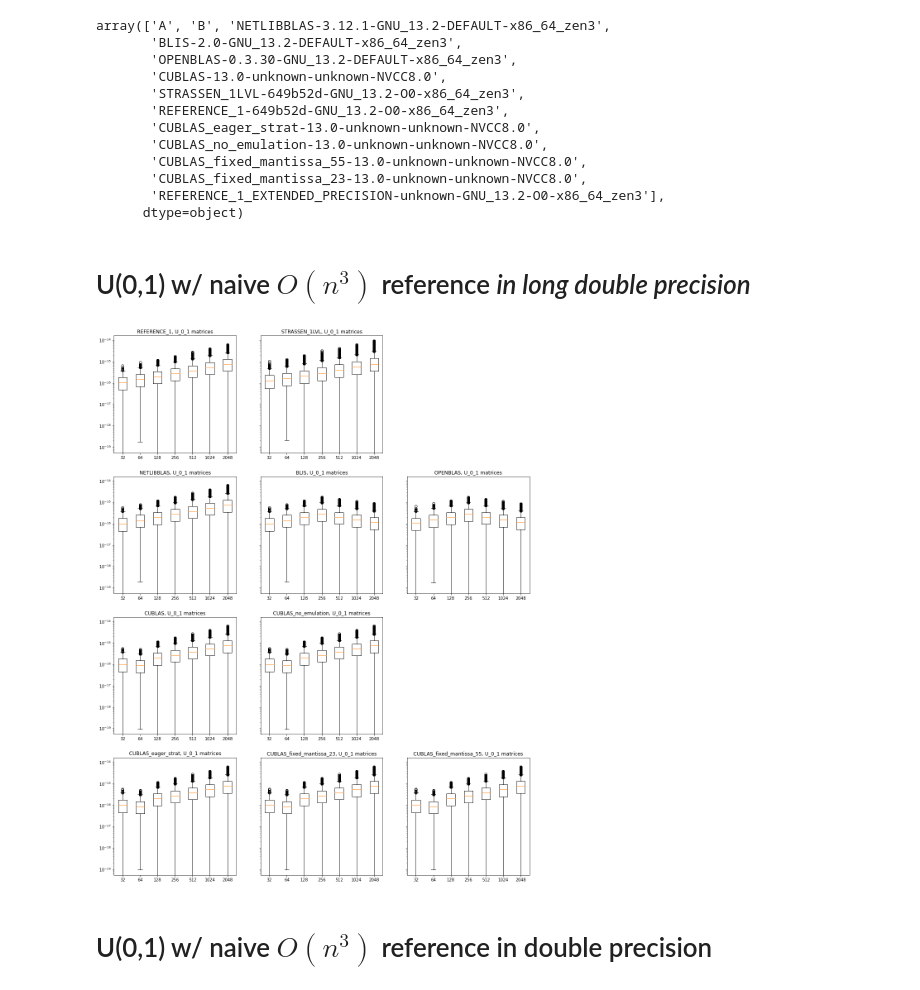
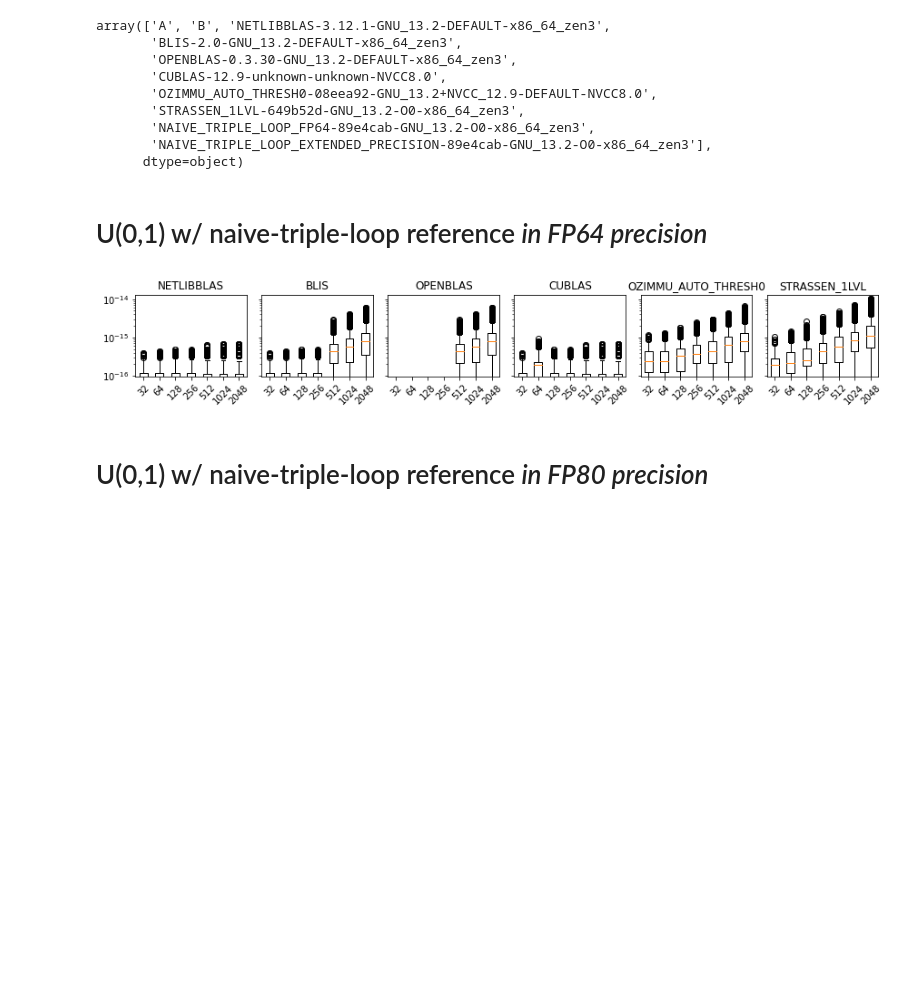
Before and after one commit to xiaoyeli/grading-the-BLAS, a Jupyter notebook: hdf5_visualize.ipynb, the cells around one changed output. Cells and saved outputs as stored; diff of their text form; code cells hidden in the pictures; blank space fills up the shorter version.

Commit message:
revert to cudatoolkit/12.9; OZIMMU working; renamed extended precision ground truth; 128 bit string fields in hdf5

```diff
--- a/hdf5_visualize.ipynb
+++ b/hdf5_visualize.ipynb
@@ -29,10 +29,11 @@ def plot_all_componentwise_unsigned_relative_error_vs_dim(input_type, impl, gt_i
 
     # plot
     ax.boxplot(unsigned_relative_errors, labels=dims)
-    ax.set_title(f"{impl.split('-')[0]}, {input_type} matrices")
+    ax.set_title(f"{impl.split('-')[0]}")
     ax.set_yscale("log")
+    ax.tick_params("x", rotation=45)
 # %%
-h5_file = h5py.File("grading_dgemm.h5", "r")
+h5_file = h5py.File("grading_dgemm.h5", "a")
 
 matrices_dict = h5_file["matrices"]
 
@@ -44,43 +45,35 @@ metadata_df["matrix_name"].unique()
 array(['A', 'B', 'NETLIBBLAS-3.12.1-GNU_13.2-DEFAULT-x86_64_zen3',
        'BLIS-2.0-GNU_13.2-DEFAULT-x86_64_zen3',
        'OPENBLAS-0.3.30-GNU_13.2-DEFAULT-x86_64_zen3',
-       'CUBLAS-13.0-unknown-unknown-NVCC8.0',
+       'CUBLAS-12.9-unknown-unknown-NVCC8.0',
+       'OZIMMU_AUTO_THRESH0-08eea92-GNU_13.2+NVCC_12.9-DEFAULT-NVCC8.0',
        'STRASSEN_1LVL-649b52d-GNU_13.2-O0-x86_64_zen3',
-       'REFERENCE_1-649b52d-GNU_13.2-O0-x86_64_zen3',
-       'CUBLAS_eager_strat-13.0-unknown-unknown-NVCC8.0',
-       'CUBLAS_no_emulation-13.0-unknown-unknown-NVCC8.0',
-       'CUBLAS_fixed_mantissa_55-13.0-unknown-unknown-NVCC8.0',
-       'CUBLAS_fixed_mantissa_23-13.0-unknown-unknown-NVCC8.0',
-       'REFERENCE_1_EXTENDED_PRECISION-unknown-GNU_13.2-O0-x86_64_zen3'],
+       'NAIVE_TRIPLE_LOOP_FP64-89e4cab-GNU_13.2-O0-x86_64_zen3',
+       'NAIVE_TRIPLE_LOOP_EXTENDED_PRECISION-89e4cab-GNU_13.2-O0-x86_64_zen3'],
       dtype=object)
 # %% [markdown]
-# U(0,1) w/ naive $O(n^3)$ reference _in long double precision_
+# U(0,1) w/ naive-triple-loop reference _in FP64 precision_
 # %%
-gt_impl = "REFERENCE_1_EXTENDED_PRECISION-unknown-GNU_13.2-O0-x86_64_zen3"
+gt_impl = "NAIVE_TRIPLE_LOOP_FP64-89e4cab-GNU_13.2-O0-x86_64_zen3"
 input_type = "U_0_1"
 
-fig, axs = plt.subplots(4,3, figsize=(18,24), sharey=True)
-
-subplot_tuples = [
-        ( (0,0), 'REFERENCE_1-649b52d-GNU_13.2-O0-x86_64_zen3'),
-        ( (0,1), 'STRASSEN_1LVL-649b52d-GNU_13.2-O0-x86_64_zen3'),
-        ( (1,0), 'NETLIBBLAS-3.12.1-GNU_13.2-DEFAULT-x86_64_zen3'),
-        ( (1,1), 'BLIS-2.0-GNU_13.2-DEFAULT-x86_64_zen3'),
-        ( (1,2), 'OPENBLAS-0.3.30-GNU_13.2-DEFAULT-x86_64_zen3'),
-        ( (2,0), 'CUBLAS-13.0-unknown-unknown-NVCC8.0'),
-        ( (2,1), 'CUBLAS_no_emulation-13.0-unknown-unknown-NVCC8.0'),
-        ( (3,0), 'CUBLAS_eager_strat-13.0-unknown-unknown-NVCC8.0'),
-        ( (3,1), 'CUBLAS_fixed_mantissa_23-13.0-unknown-unknown-NVCC8.0'),
-        ( (3,2), 'CUBLAS_fixed_mantissa_55-13.0-unknown-unknown-NVCC8.0'),
+impls = [
+    #'NAIVE_TRIPLE_LOOP_EXTENDED_PRECISION-89e4cab-GNU_13.2-O0-x86_64_zen3',
+    #'NAIVE_TRIPLE_LOOP_FP64-89e4cab-GNU_13.2-O0-x86_64_zen3',
+    'NETLIBBLAS-3.12.1-GNU_13.2-DEFAULT-x86_64_zen3',
+    'BLIS-2.0-GNU_13.2-DEFAULT-x86_64_zen3',
+    'OPENBLAS-0.3.30-GNU_13.2-DEFAULT-x86_64_zen3',
+    'CUBLAS-12.9-unknown-unknown-NVCC8.0',
+    'OZIMMU_AUTO_THRESH0-08eea92-GNU_13.2+NVCC_12.9-DEFAULT-NVCC8.0',
+    'STRASSEN_1LVL-649b52d-GNU_13.2-O0-x86_64_zen3',
 ]
 
-axs[0,2].remove()
-axs[2,2].remove()
+fig, axs = plt.subplots(1,len(impls), figsize=(len(impls)*2,2), sharey=True, constrained_layout=True)
 
-for subplot_pos, impl in subplot_tuples:
-    plot_all_componentwise_unsigned_relative_error_vs_dim(input_type, impl, gt_impl, metadata_df, matrices_dict, axs[subplot_pos[0], subplot_pos[1]])
+for subplot_idx, impl in enumerate(impls):
+    plot_all_componentwise_unsigned_relative_error_vs_dim(input_type, impl, gt_impl, metadata_df, matrices_dict, axs[subplot_idx])
 # %% [output]
-[figure, old version]
+[figure, new version]
 # %% [markdown]
-# U(0,1) w/ naive $O(n^3)$ reference in double precision
+# U(0,1) w/ naive-triple-loop reference _in FP80 precision_
 # %%
```
Also changed, not shown: parts of 7 cells of this notebook, 4 other files.
